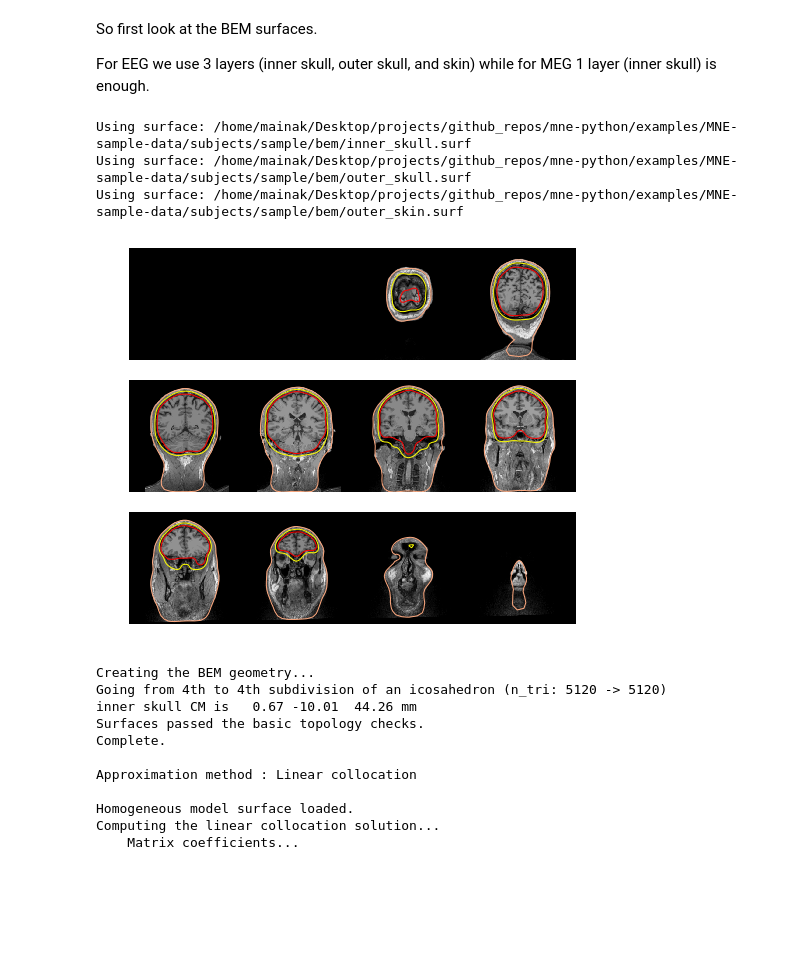
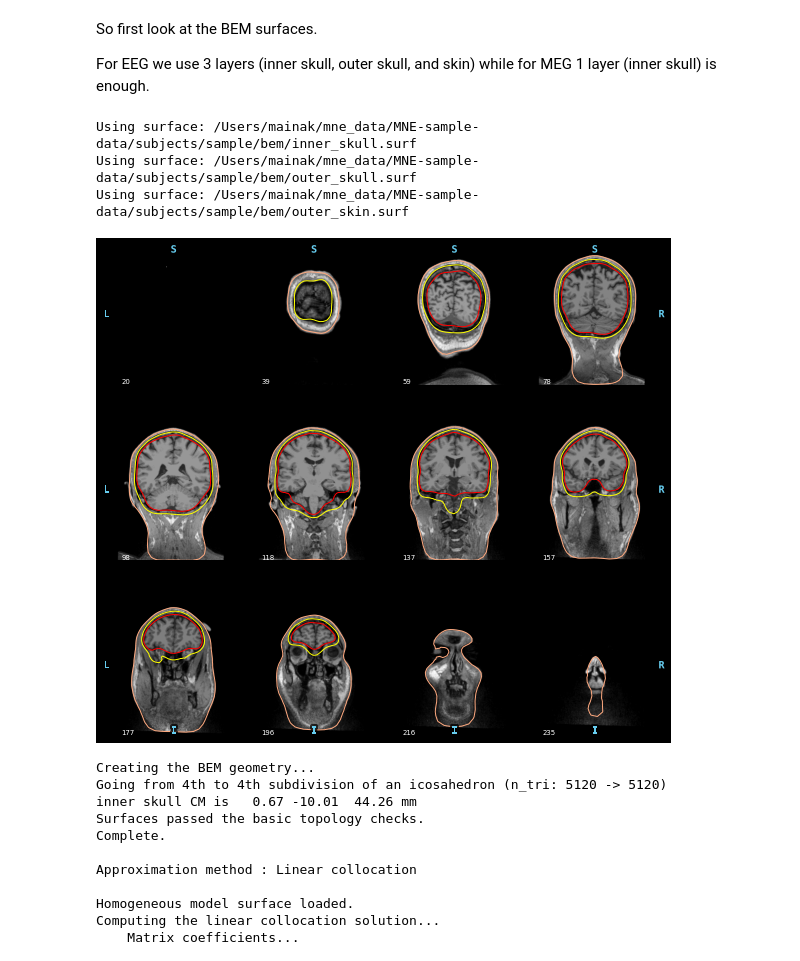
Before and after one commit to jasmainak/mne-workshop-brown, a Jupyter notebook: evoked_to_stc/forward.ipynb, the cells around one changed output. Cells and saved outputs as stored; diff of their text form; code cells hidden in the pictures; blank space fills up the shorter version.

```diff
--- a/evoked_to_stc/forward.ipynb
+++ b/evoked_to_stc/forward.ipynb
@@ -31,12 +30,12 @@ from mne.datasets import sample
 data_path = sample.data_path()
 
 # the raw file containing the channel location + types
-raw_fname = data_path + '/MEG/sample/sample_audvis_raw.fif'
+raw_fname = data_path / 'MEG/sample/sample_audvis_raw.fif'
 
 # The transformation file obtained by coregistration
-trans = data_path + '/MEG/sample/sample_audvis_raw-trans.fif'
+trans = data_path / 'MEG/sample/sample_audvis_raw-trans.fif'
 # The paths to freesurfer reconstructions
-subjects_dir = data_path + '/subjects'
+subjects_dir = data_path / 'subjects'
 # %% [markdown]
 ## Compute and visualize BEM surfaces
 
@@ -53,12 +52,12 @@ For EEG we use 3 layers (inner skull, outer skull, and skin) while for MEG 1 lay
 # %%
 %matplotlib inline
 mne.viz.plot_bem(subject='sample', subjects_dir=subjects_dir,
-                 orientation='coronal');
+                 orientation='coronal', show=False);
 # %% [output]
-Using surface: /home/mainak/Desktop/projects/github_repos/mne-python/examples/MNE-sample-data/subjects/sample/bem/inner_skull.surf
-Using surface: /home/mainak/Desktop/projects/github_repos/mne-python/examples/MNE-sample-data/subjects/sample/bem/outer_skull.surf
-Using surface: /home/mainak/Desktop/projects/github_repos/mne-python/examples/MNE-sample-data/subjects/sample/bem/outer_skin.surf
+Using surface: /Users/mainak/mne_data/MNE-sample-data/subjects/sample/bem/inner_skull.surf
+Using surface: /Users/mainak/mne_data/MNE-sample-data/subjects/sample/bem/outer_skull.surf
+Using surface: /Users/mainak/mne_data/MNE-sample-data/subjects/sample/bem/outer_skin.surf
-[figure, old version]
+[figure, new version]
 # %%
 conductivity = (0.3,)  # for single layer
 # conductivity = (0.3, 0.006, 0.3)  # for three layers
```
Also changed, not shown: parts of 22 cells of this notebook, 4 other files.
